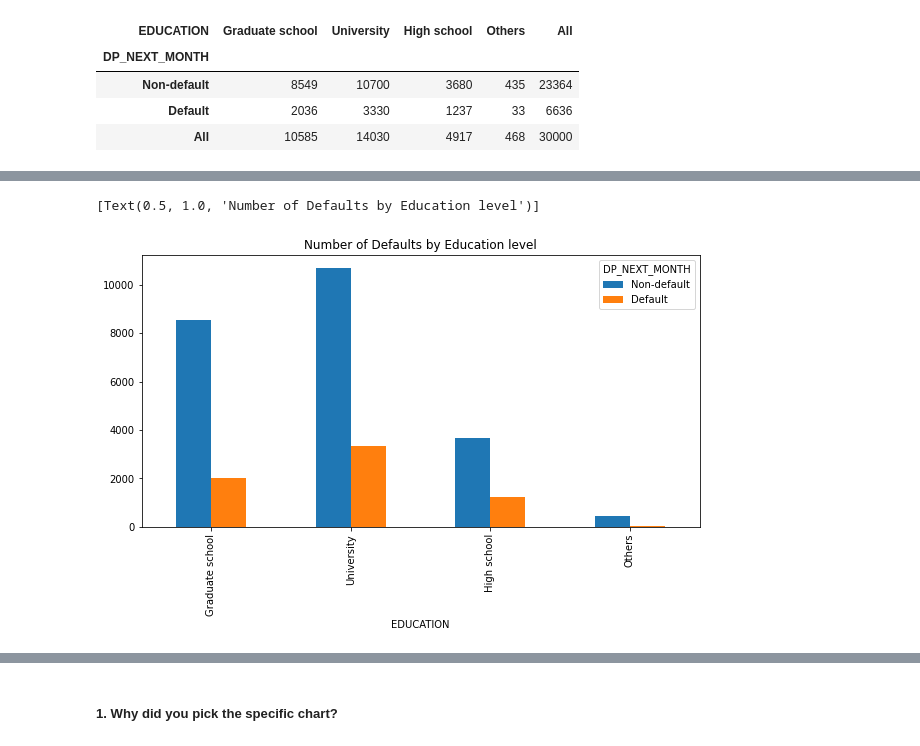
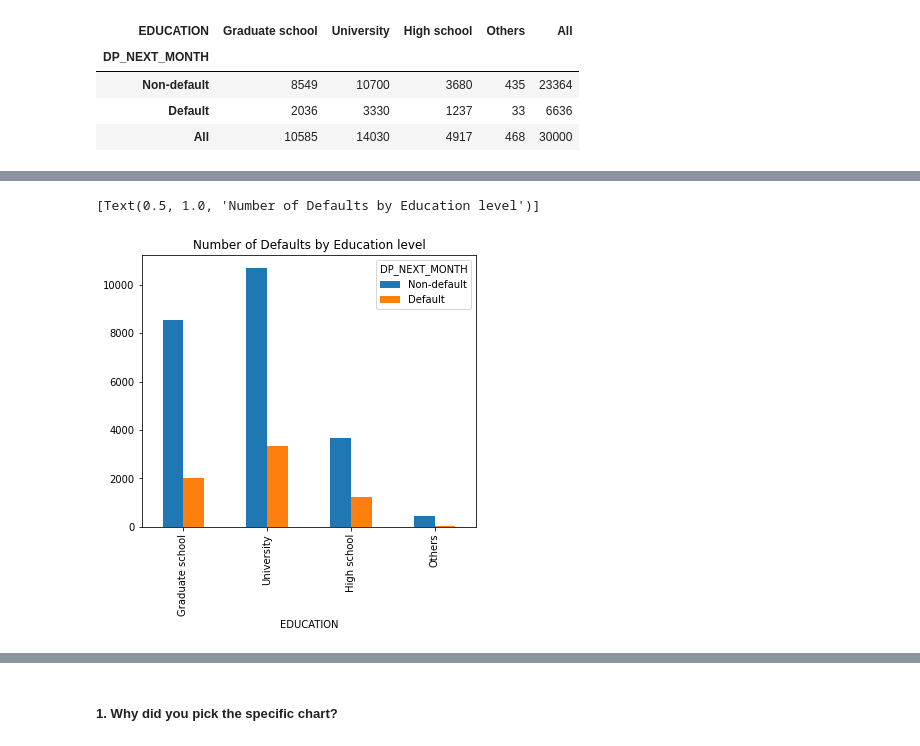
Before and after one commit to Navneet2409/credit-card-default-prediction, a Jupyter notebook: Credit_Card_Notebook_Navneet_Keshri.ipynb, the cells around one changed output, grey strips where cells are left out. Saved outputs shown, nothing was run; the diff lists cells and outputs as text; code cells hidden in the pictures.

```diff
--- a/Credit_Card_Notebook_Navneet_Keshri.ipynb
+++ b/Credit_Card_Notebook_Navneet_Keshri.ipynb
@@ -428,3 +425,0 @@ def reassign_marriage(x):
-# %%
-df['MARRIAGE'] = df['MARRIAGE'].apply(reassign_marriage)
-df['MARRIAGE'].value_counts()
@@ -905,0 +898,8 @@ Any business can incur significant costs from an increase in NPAs. This gives th
+# %%
+# Defining a  function for contingency table of two series
+def crosstable(input_series1 = None,input_series2 = None):
+  ''' This function take 2 series as input and
+  return crosstable as output with margins = True
+  '''
+  output = pd.crosstab(input_series1,input_series2, margins = True)
+  return output
@@ -989,7 +1012,7 @@ The extent of defaults for male is somewhat higher than the extent of defaults f
 </b>
 # %%
 # creating a dataframe for SEX and DP_NEXT_MONTH
-df_edu = pd.crosstab(df['DP_NEXT_MONTH'],df['EDUCATION'], margins = True)
+df_edu = crosstable(df['DP_NEXT_MONTH'],df['EDUCATION'])
 
 # DP_NEXT_MONTH: 0 = non-default; 1 = default
 new_index = {0: 'Non-default', 1: 'Default', }
@@ -1033,6 +1063,7 @@ ax2.set(title ='Percentage of Individuals with Education Level')
 # %%
-ax2 = df_edu[0:2][['Graduate school','University','High school','Others']].T.plot.bar(figsize=(10, 5))
-ax2.set(title = 'Number of Defaults by Education level')
+# visualizing Number of defaults by EDUCATION level
+ax3 = df_edu[0:2][['Graduate school','University','High school','Others']].T.plot.bar(figsize=(6, 5))
+ax3.set(title = 'Number of Defaults by Education level')
 # %% [output]
 [Text(0.5, 1.0, 'Number of Defaults by Education level')]
-[figure, old version]
+[figure, new version]
```
Also changed, not shown: parts of 87 cells of this notebook.
